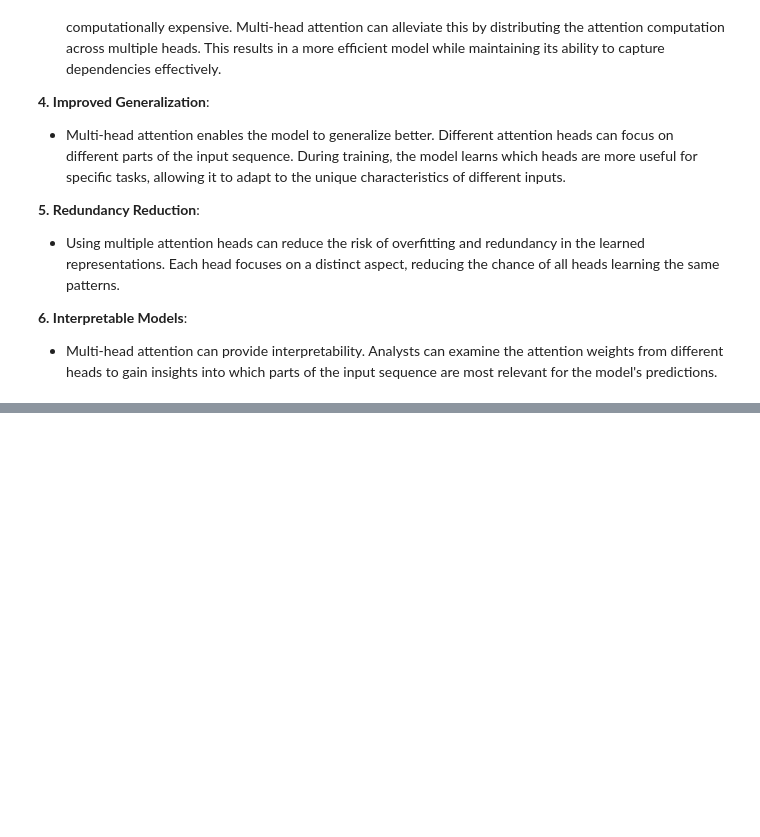
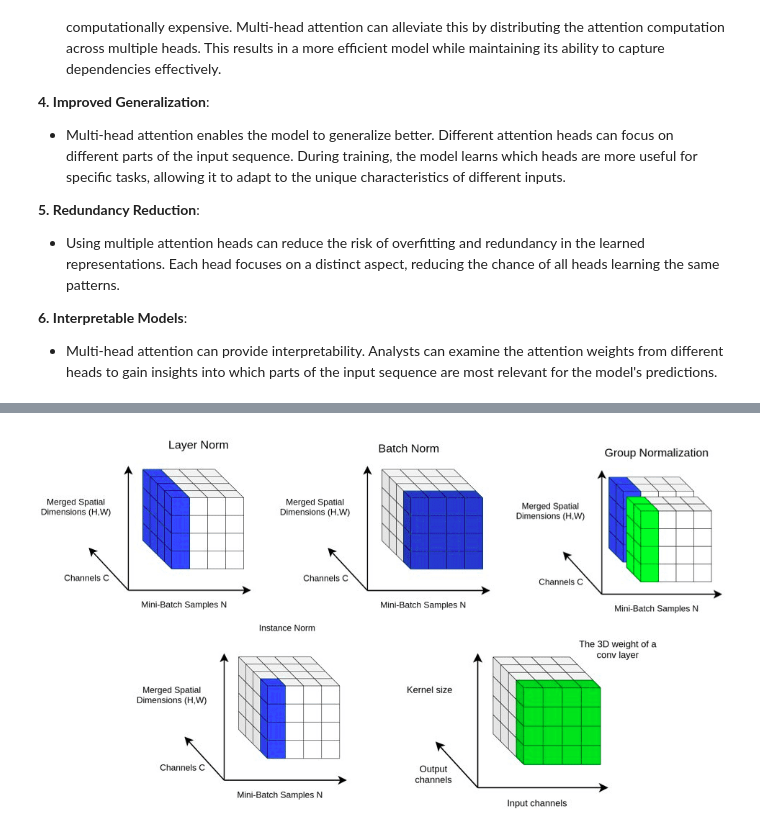
Before and after one commit to Ahmad10Raza/NLP, a Jupyter notebook: Transformer Architecture.ipynb, the cells around one changed output, grey strips where cells are left out. Cells and saved outputs as stored; diff of their text form; code cells hidden in the pictures; blank space fills up the shorter version.

```diff
--- a/Transformer Architecture.ipynb
+++ b/Transformer Architecture.ipynb
@@ -398,0 +427,4 @@ This concept is central to the success of the Transformer architecture and is us
+# %%
+display(img8)
+# %% [output]
+[figure, added]
```
Also changed, not shown: parts of 18 cells of this notebook, 5 other files.
